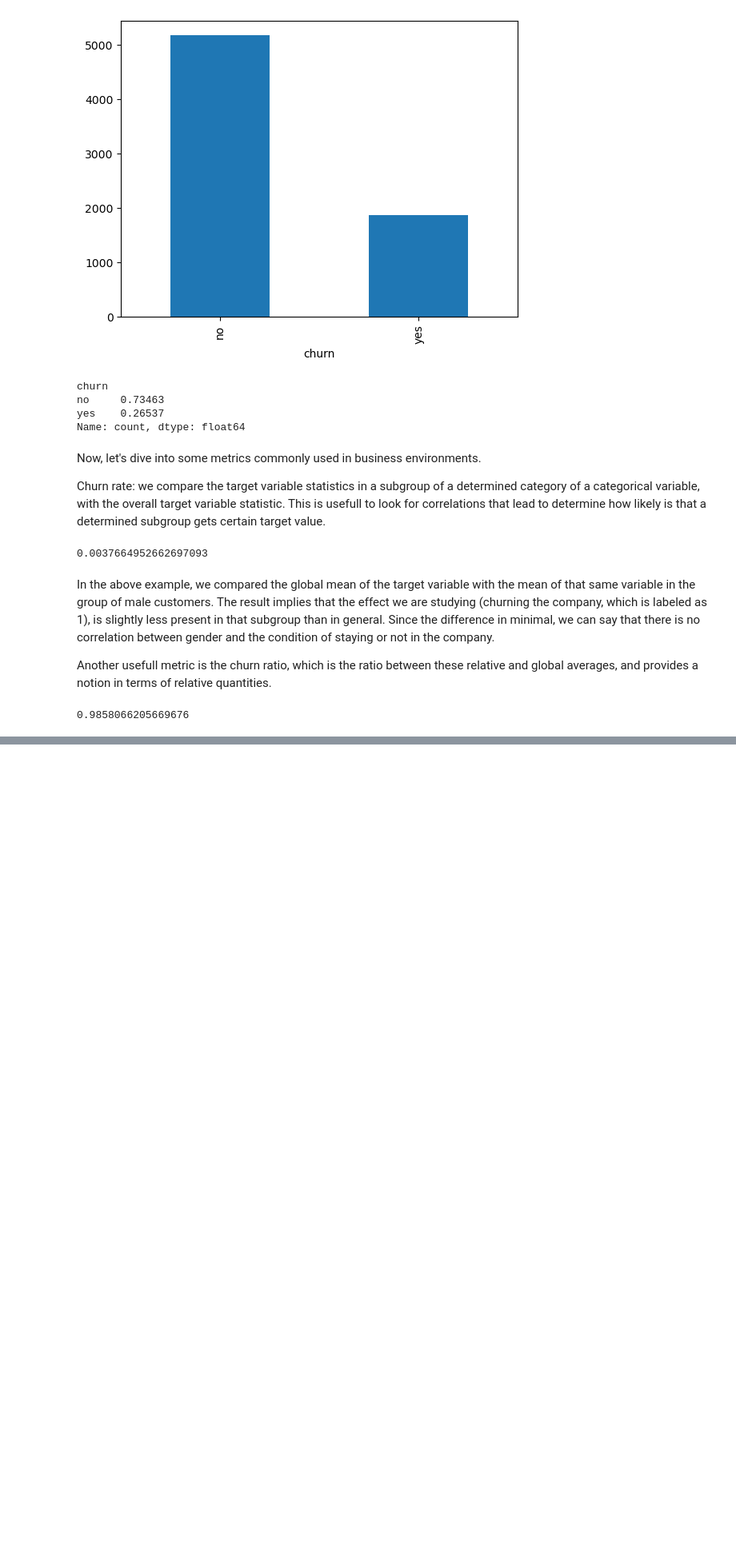
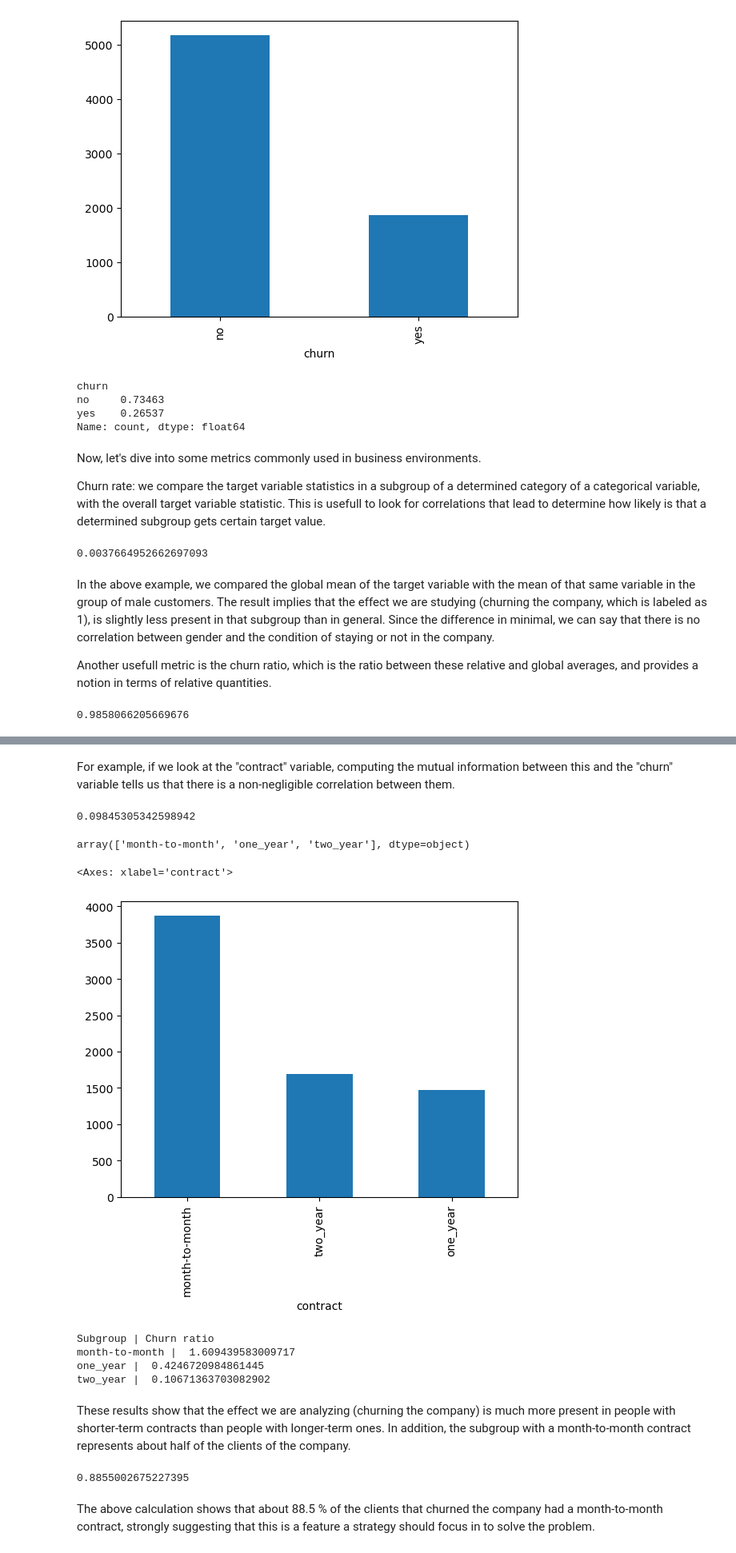
Before and after one commit to martinjimenez388/Road_to_alternatives, a Jupyter notebook: Hmw_MLZoomCamp_3.ipynb, the cells around one changed output, grey strips where cells are left out. Shown at 80% size. Drawn from its saved outputs; the diff is of its cells as text; code cells hidden in the pictures; blank space fills up the shorter version.

Commit message:
Applying the mutual information.

```diff
--- a/Hmw_MLZoomCamp_3.ipynb
+++ b/Hmw_MLZoomCamp_3.ipynb
@@ -110,0 +118,38 @@ print(malemean/globmean)
+# %% [markdown]
+For example, if we look at the "contract" variable, computing the mutual information between this and the "churn" variable tells us that there is a non-negligible correlation between them.
+# %%
+mutual_info_score(df.churn, df.contract)
+# %% [output]
+0.09845305342598942
+# %%
+df.contract.unique()
+# %% [output]
+array(['month-to-month', 'one_year', 'two_year'], dtype=object)
+# %%
+df.contract.value_counts().plot(kind='bar')
+# %% [output]
+<Axes: xlabel='contract'>
+[figure, added]
+# %%
+globmean = df.churn.mean()
+print("Subgroup | Churn ratio")
+for ctr in df.contract.unique():
+    subgrpmean = df.churn[df["contract"] == ctr].mean()
+    print(f"{ctr} | ", subgrpmean/globmean)
+# %% [output]
+Subgroup | Churn ratio
+month-to-month |  1.609439583009717
+one_year |  0.4246720984861445
+two_year |  0.10671363703082902
+# %% [markdown]
+These results show that the effect we are analyzing (churning the company) is much more present in people with shorter-term contracts than people with longer-term ones. In addition, the subgroup with a month-to-month contract represents about half of the clients of the company.
+# %%
+#People who left the company that had a month-to-month contract
+ch_and_monthly = df.churn[(df.churn == 1) & (df["contract"] == "month-to-month")].value_counts().sum()
+#Total of people who left the company
+chtot = df.churn[df.churn == 1].value_counts().sum()
+print(ch_and_monthly/chtot)
+# %% [output]
+0.8855002675227395
+# %% [markdown]
+The above calculation shows that about 88.5 % of the clients that churned the company had a month-to-month contract, strongly suggesting that this is a feature a strategy should focus in to solve the problem.
```
Also changed, not shown: parts of 2 cells of this notebook.
